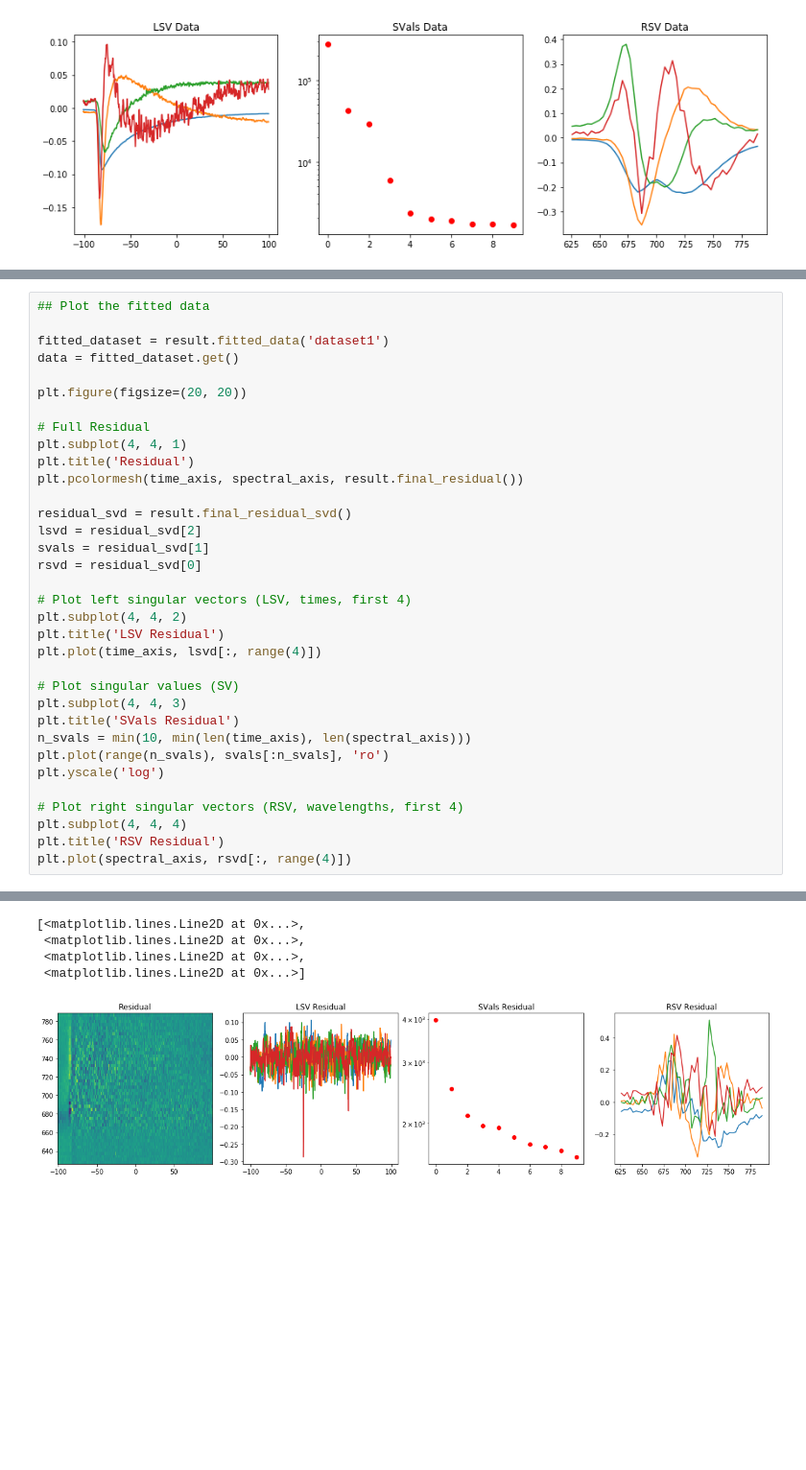
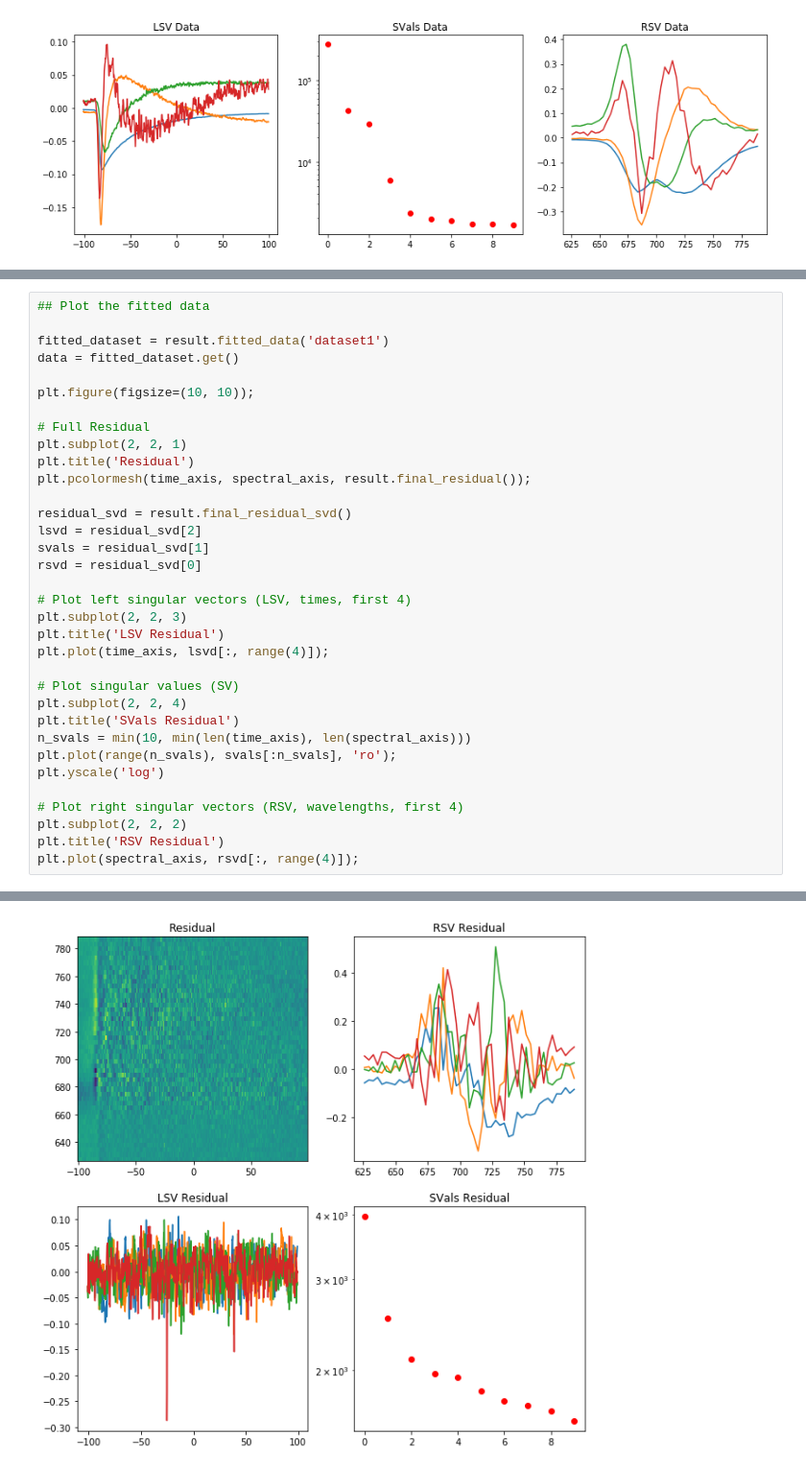
Before and after one commit to glotaran/examples, a Jupyter notebook: fluorescence/2001-Gobets_et_al-Streakdata_PSI/demo_notebook_ga_seq.ipynb, the cells around one changed output, grey strips where cells are left out. Shown at 96% size. Drawn from its saved outputs; the diff is of its cells as text; blank space fills up the shorter version.

```diff
--- a/fluorescence/2001-Gobets_et_al-Streakdata_PSI/demo_notebook_ga_seq.ipynb
+++ b/fluorescence/2001-Gobets_et_al-Streakdata_PSI/demo_notebook_ga_seq.ipynb
@@ -241,44 +241,40 @@ Optimization Result            |            |
 # %%
 ## Plot the fitted data
 
 fitted_dataset = result.fitted_data('dataset1')
 data = fitted_dataset.get()
 
-plt.figure(figsize=(20, 20))
+plt.figure(figsize=(10, 10));
 
 # Full Residual
-plt.subplot(4, 4, 1)
+plt.subplot(2, 2, 1)
 plt.title('Residual')
-plt.pcolormesh(time_axis, spectral_axis, result.final_residual())
+plt.pcolormesh(time_axis, spectral_axis, result.final_residual());
 
 residual_svd = result.final_residual_svd()
 lsvd = residual_svd[2]
 svals = residual_svd[1]
 rsvd = residual_svd[0]
 
 # Plot left singular vectors (LSV, times, first 4)
-plt.subplot(4, 4, 2)
+plt.subplot(2, 2, 3)
 plt.title('LSV Residual')
-plt.plot(time_axis, lsvd[:, range(4)])
+plt.plot(time_axis, lsvd[:, range(4)]);
 
 # Plot singular values (SV)
-plt.subplot(4, 4, 3)
+plt.subplot(2, 2, 4)
 plt.title('SVals Residual')
 n_svals = min(10, min(len(time_axis), len(spectral_axis)))
-plt.plot(range(n_svals), svals[:n_svals], 'ro')
+plt.plot(range(n_svals), svals[:n_svals], 'ro');
 plt.yscale('log')
 
 # Plot right singular vectors (RSV, wavelengths, first 4)
-plt.subplot(4, 4, 4)
+plt.subplot(2, 2, 2)
 plt.title('RSV Residual')
-plt.plot(spectral_axis, rsvd[:, range(4)])
+plt.plot(spectral_axis, rsvd[:, range(4)]);
 # %% [output]
 hh
-[<matplotlib.lines.Line2D at 0x...>,
- <matplotlib.lines.Line2D at 0x...>,
- <matplotlib.lines.Line2D at 0x...>,
- <matplotlib.lines.Line2D at 0x...>]
-[figure, old version]
+[figure, new version]
 # %%
 # Plotting the key results in the form of estimated spectra and corresponding concentrations
 plt.figure(figsize=(10, 4))
```
Also changed, not shown: parts of 4 cells of this notebook.
